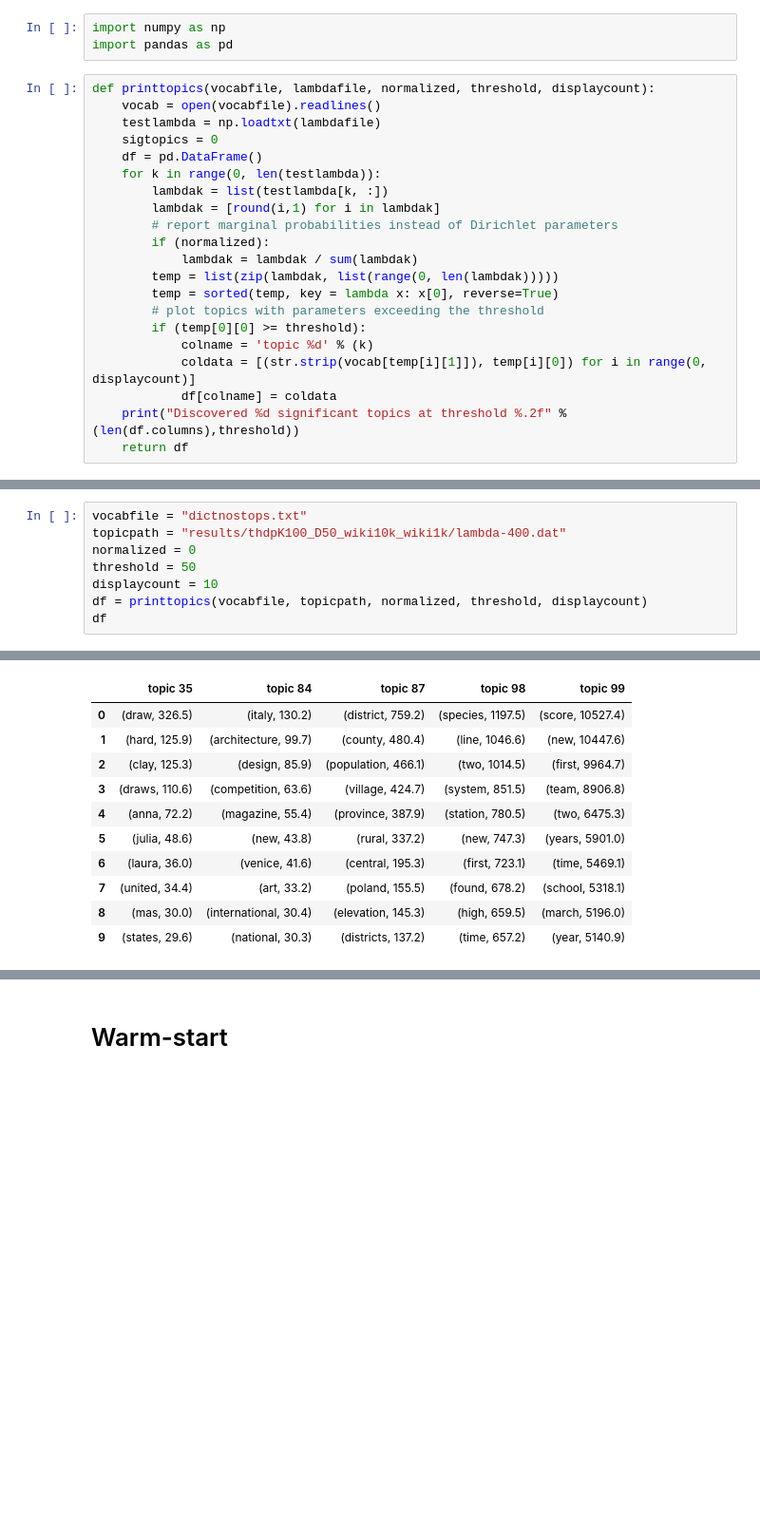
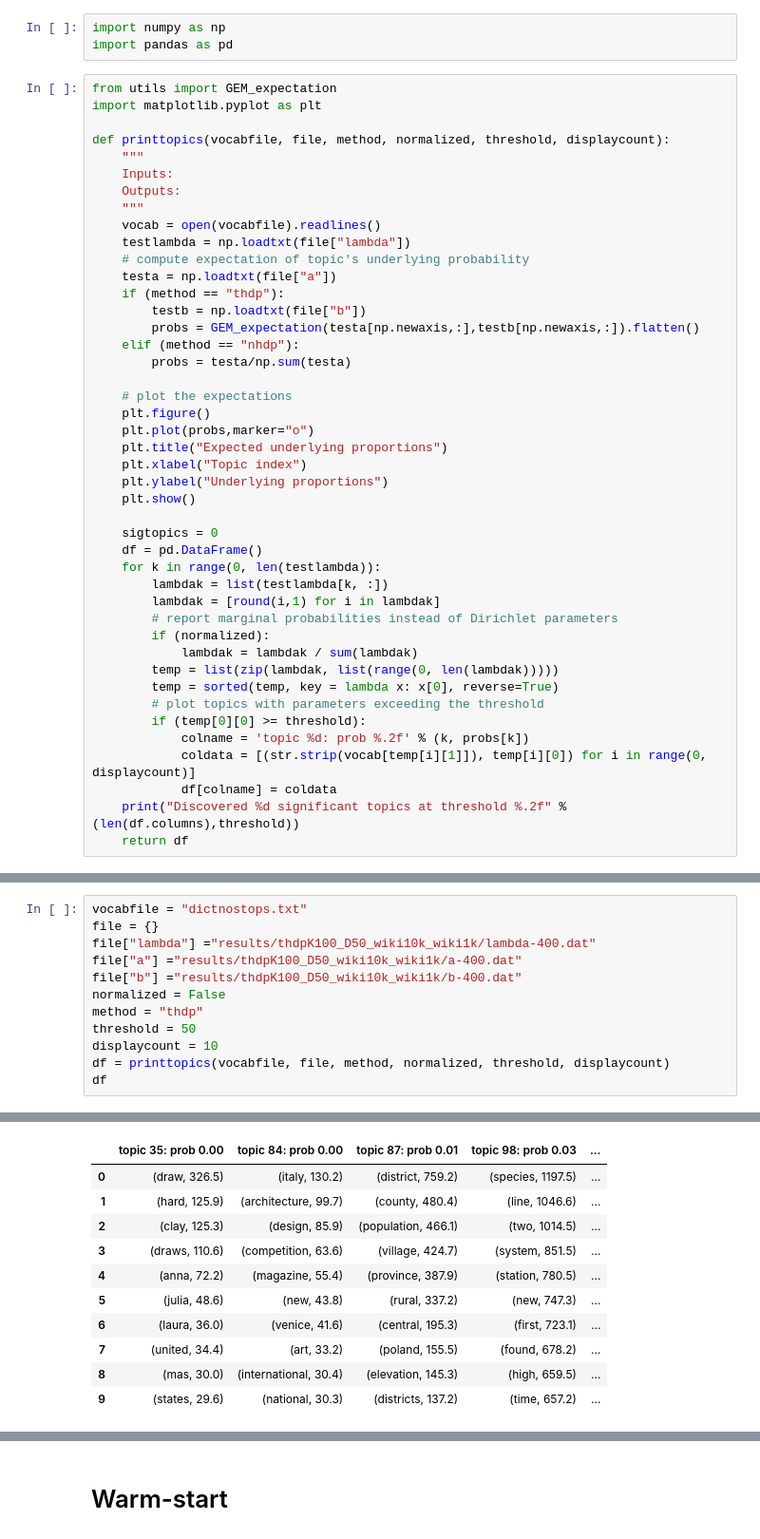
Before and after one commit to tinnguyen96/online-hdp, a Jupyter notebook: Report.ipynb, the cells around one changed output, grey strips where cells are left out. Shown at 95% size. Drawn from its saved outputs; the diff is of its cells as text; blank space fills up the shorter version.

```diff
--- a/Report.ipynb
+++ b/Report.ipynb
@@ -327,9 +327,32 @@ plt.show()
 import numpy as np
 import pandas as pd
 # %%
-def printtopics(vocabfile, lambdafile, normalized, threshold, displaycount):
+from utils import GEM_expectation
+import matplotlib.pyplot as plt
+
+def printtopics(vocabfile, file, method, normalized, threshold, displaycount):
+    """
+    Inputs:
+    Outputs:
+    """
     vocab = open(vocabfile).readlines()
-    testlambda = np.loadtxt(lambdafile)
+    testlambda = np.loadtxt(file["lambda"])
+    # compute expectation of topic's underlying probability
+    testa = np.loadtxt(file["a"])
+    if (method == "thdp"):
+        testb = np.loadtxt(file["b"])
+        probs = GEM_expectation(testa[np.newaxis,:],testb[np.newaxis,:]).flatten()
+    elif (method == "nhdp"):
+        probs = testa/np.sum(testa)
+
+    # plot the expectations
+    plt.figure()
+    plt.plot(probs,marker="o")
+    plt.title("Expected underlying proportions")
+    plt.xlabel("Topic index")
+    plt.ylabel("Underlying proportions")
+    plt.show()
+
     sigtopics = 0
     df = pd.DataFrame()
     for k in range(0, len(testlambda)):
@@ -342,7 +365,7 @@ def printtopics(vocabfile, lambdafile, normalized, threshold, displaycount):
         temp = sorted(temp, key = lambda x: x[0], reverse=True)
         # plot topics with parameters exceeding the threshold
         if (temp[0][0] >= threshold):
-            colname = 'topic %d' % (k)
+            colname = 'topic %d: prob %.2f' % (k, probs[k])
             coldata = [(str.strip(vocab[temp[i][1]]), temp[i][0]) for i in range(0, displaycount)]
             df[colname] = coldata
     print("Discovered %d significant topics at threshold %.2f" %(len(df.columns),threshold))
@@ -350,21 +375,25 @@ def printtopics(vocabfile, lambdafile, normalized, threshold, displaycount):
 # %%
 vocabfile = "dictnostops.txt"
-topicpath = "results/thdpK100_D50_wiki10k_wiki1k/lambda-400.dat"
-normalized = 0
+file = {}
+file["lambda"] ="results/thdpK100_D50_wiki10k_wiki1k/lambda-400.dat"
+file["a"] ="results/thdpK100_D50_wiki10k_wiki1k/a-400.dat"
+file["b"] ="results/thdpK100_D50_wiki10k_wiki1k/b-400.dat"
+normalized = False
+method = "thdp"
 threshold = 50
 displaycount = 10
-df = printtopics(vocabfile, topicpath, normalized, threshold, displaycount)
+df = printtopics(vocabfile, file, method, normalized, threshold, displaycount)
 df
 # %% [output]
 Discovered 5 significant topics at threshold 50.00
-|  | topic 35 | topic 84 | topic 87 | topic 98 | topic 99 |
-| 0 | (draw, 326.5) | (italy, 130.2) | (district, 759.2) | (species, 1197.5) | (score, 10527.4) |
-| 1 | (hard, 125.9) | (architecture, 99.7) | (county, 480.4) | (line, 1046.6) | (new, 10447.6) |
-| 2 | (clay, 125.3) | (design, 85.9) | (population, 466.1) | (two, 1014.5) | (first, 9964.7) |
-| 3 | (draws, 110.6) | (competition, 63.6) | (village, 424.7) | (system, 851.5) | (team, 8906.8) |
-| 4 | (anna, 72.2) | (magazine, 55.4) | (province, 387.9) | (station, 780.5) | (two, 6475.3) |
-| 5 | (julia, 48.6) | (new, 43.8) | (rural, 337.2) | (new, 747.3) | (years, 5901.0) |
-| 6 | (laura, 36.0) | (venice, 41.6) | (central, 195.3) | (first, 723.1) | (time, 5469.1) |
-| 7 | (united, 34.4) | (art, 33.2) | (poland, 155.5) | (found, 678.2) | (school, 5318.1) |
-| 8 | (mas, 30.0) | (international, 30.4) | (elevation, 145.3) | (high, 659.5) | (march, 5196.0) |
-| 9 | (states, 29.6) | (national, 30.3) | (districts, 137.2) | (time, 657.2) | (year, 5140.9) |
+|  | topic 35: prob 0.00 | topic 84: prob 0.00 | topic 87: prob 0.01 | topic 98: prob 0.03 | ... |
+| 0 | (draw, 326.5) | (italy, 130.2) | (district, 759.2) | (species, 1197.5) | ... |
+| 1 | (hard, 125.9) | (architecture, 99.7) | (county, 480.4) | (line, 1046.6) | ... |
+| 2 | (clay, 125.3) | (design, 85.9) | (population, 466.1) | (two, 1014.5) | ... |
+| 3 | (draws, 110.6) | (competition, 63.6) | (village, 424.7) | (system, 851.5) | ... |
+| 4 | (anna, 72.2) | (magazine, 55.4) | (province, 387.9) | (station, 780.5) | ... |
+| 5 | (julia, 48.6) | (new, 43.8) | (rural, 337.2) | (new, 747.3) | ... |
+| 6 | (laura, 36.0) | (venice, 41.6) | (central, 195.3) | (first, 723.1) | ... |
+| 7 | (united, 34.4) | (art, 33.2) | (poland, 155.5) | (found, 678.2) | ... |
+| 8 | (mas, 30.0) | (international, 30.4) | (elevation, 145.3) | (high, 659.5) | ... |
+| 9 | (states, 29.6) | (national, 30.3) | (districts, 137.2) | (time, 657.2) | ... |
```
Also changed, not shown: parts of 11 cells of this notebook, 9 other files.
